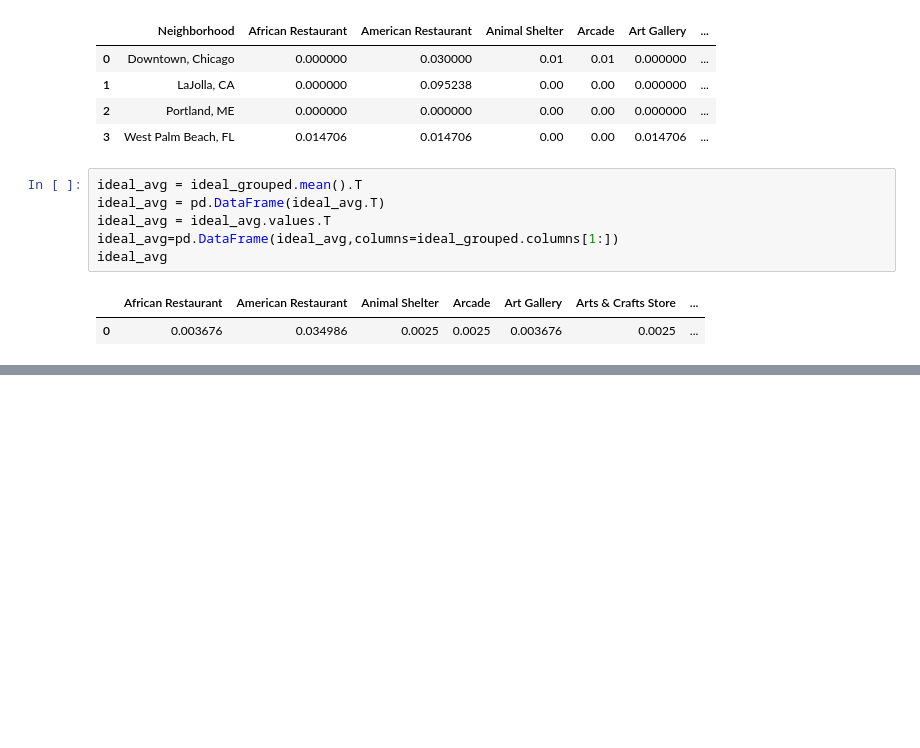
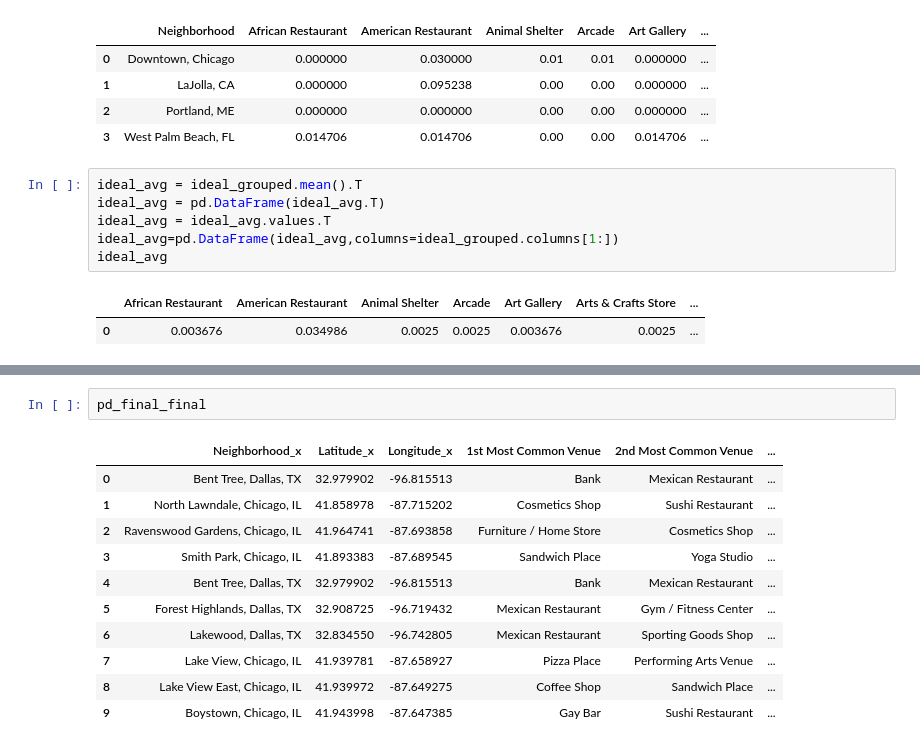
Before and after one commit to gtm1235/IBM_DS_Capstone, a Jupyter notebook: moving_challenge.ipynb, the cells around one changed output, grey strips where cells are left out. Cells and saved outputs as stored; diff of their text form; blank space fills up the shorter version.

```diff
--- a/moving_challenge.ipynb
+++ b/moving_challenge.ipynb
@@ -1383,0 +1590,14 @@ ideal_cities_coll.sort_values('CostOfLivingIndex')
+# %%
+pd_final_final
+# %% [output]
+|  | Neighborhood_x | Latitude_x | Longitude_x | 1st Most Common Venue | 2nd Most Common Venue | ... |
+| 0 | Bent Tree, Dallas, TX | 32.979902 | -96.815513 | Bank | Mexican Restaurant | ... |
+| 1 | North Lawndale, Chicago, IL | 41.858978 | -87.715202 | Cosmetics Shop | Sushi Restaurant | ... |
+| 2 | Ravenswood Gardens, Chicago, IL | 41.964741 | -87.693858 | Furniture / Home Store | Cosmetics Shop | ... |
+| 3 | Smith Park, Chicago, IL | 41.893383 | -87.689545 | Sandwich Place | Yoga Studio | ... |
+| 4 | Bent Tree, Dallas, TX | 32.979902 | -96.815513 | Bank | Mexican Restaurant | ... |
+| 5 | Forest Highlands, Dallas, TX | 32.908725 | -96.719432 | Mexican Restaurant | Gym / Fitness Center | ... |
+| 6 | Lakewood, Dallas, TX | 32.834550 | -96.742805 | Mexican Restaurant | Sporting Goods Shop | ... |
+| 7 | Lake View, Chicago, IL | 41.939781 | -87.658927 | Pizza Place | Performing Arts Venue | ... |
+| 8 | Lake View East, Chicago, IL | 41.939972 | -87.649275 | Coffee Shop | Sandwich Place | ... |
+| 9 | Boystown, Chicago, IL | 41.943998 | -87.647385 | Gay Bar | Sushi Restaurant | ... |
```
Also changed, not shown: parts of 25 cells of this notebook.
